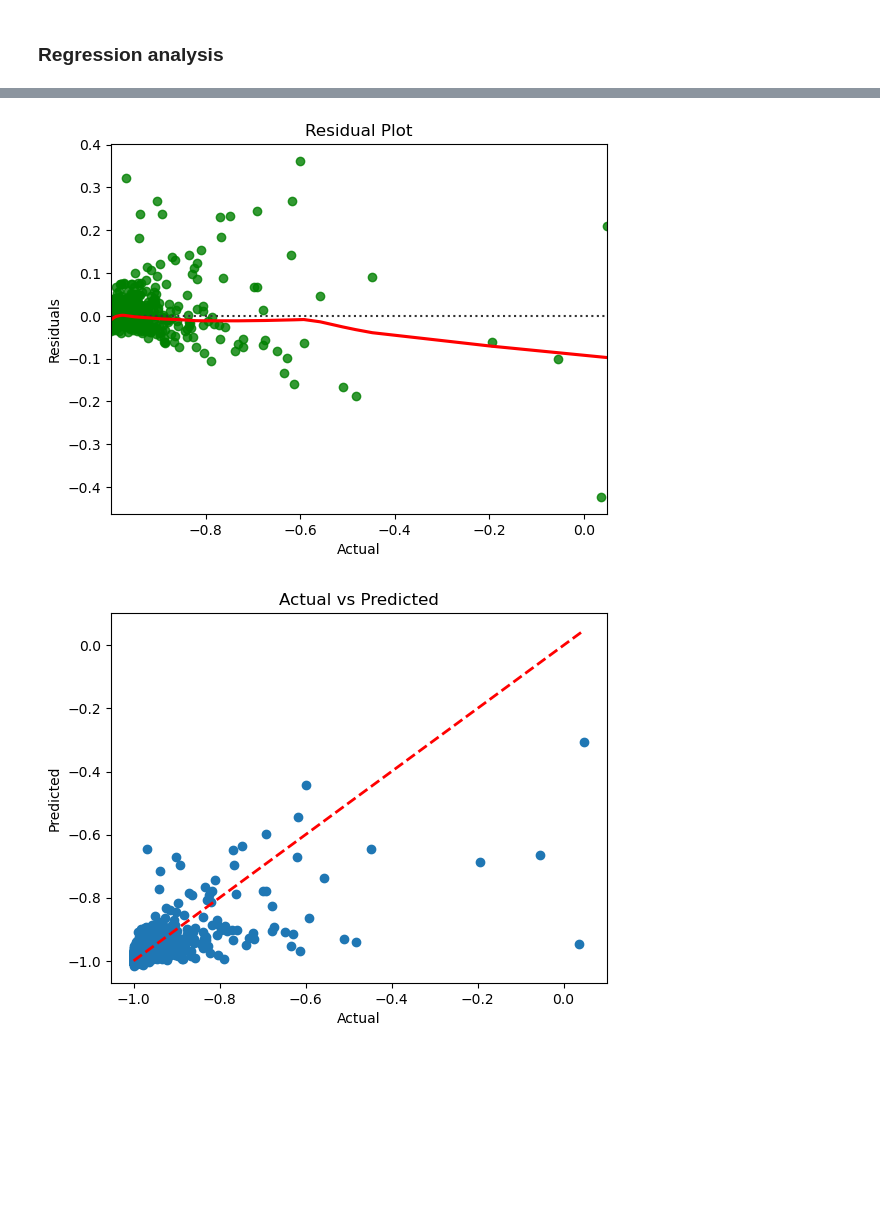
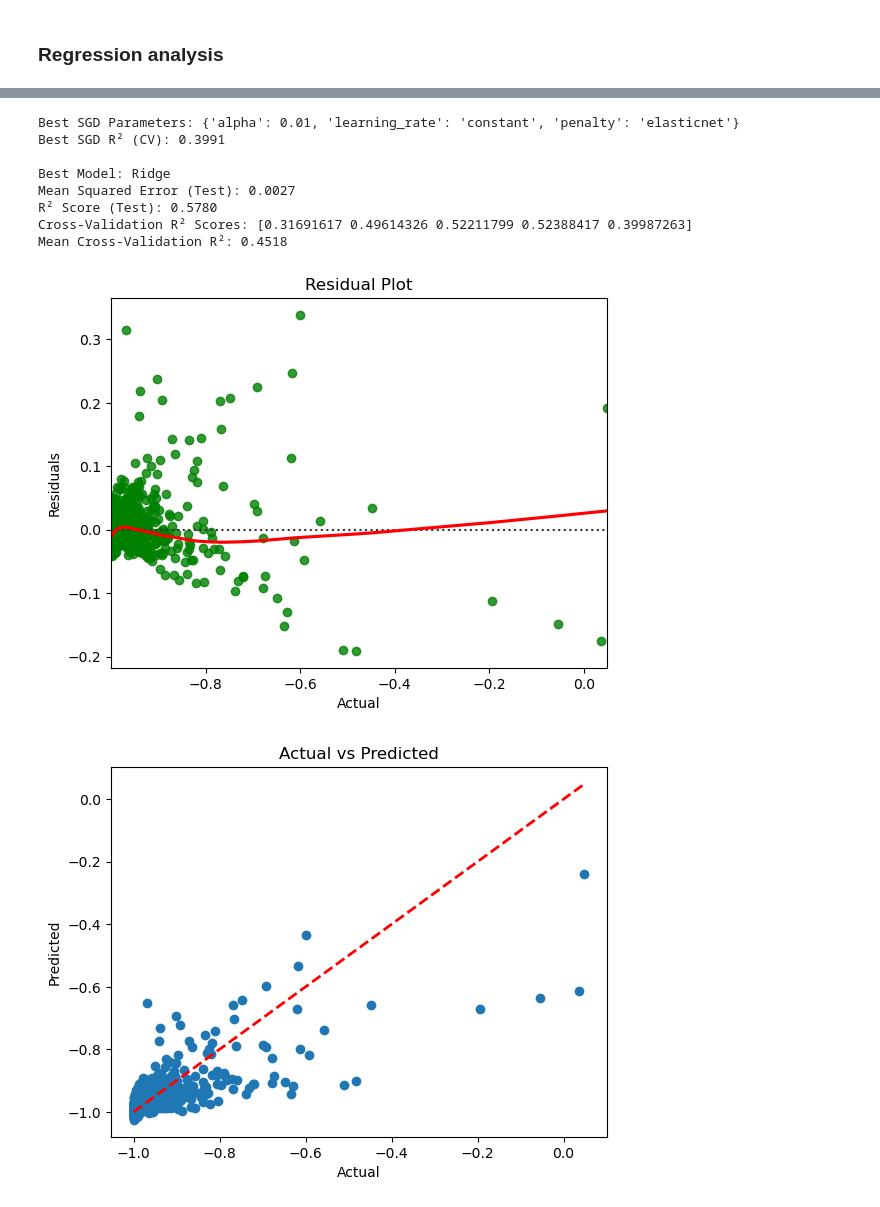
Before and after one commit to aash1999/Commercial-Buildings-Energy-Consumption-Survey, a Jupyter notebook: codes/EDAQ3_Aakash.ipynb, the cells around one changed output, grey strips where cells are left out. Saved outputs shown, nothing was run; the diff lists cells and outputs as text; code cells hidden in the pictures; blank space fills up the shorter version.

Commit message:
Hyper parameter tuning

```diff
--- a/codes/EDAQ3_Aakash.ipynb
+++ b/codes/EDAQ3_Aakash.ipynb
@@ -321,7 +372,7 @@ df[cat_cols] = df[cat_cols].apply(lambda col: col.fillna(col.mode()[0]))
 import pandas as pd
 
 # One-hot encode categorical columns
-df_data_prep = pd.get_dummies(df, columns=cat_cols, drop_first=True)  # drop_first=True avoids dummy variable trap
+df_data_prep = pd.get_dummies(df_imputed, columns=cat_cols, drop_first=True)  # drop_first=True avoids dummy variable trap
 
 # Convert all columns to integers
 df_data_prep = df_data_prep.astype(int)
@@ -457,8 +508,8 @@ R² Score: 0.4635
 # %%
 import pandas as pd
 import numpy as np
-from sklearn.model_selection import train_test_split, GridSearchCV
-from sklearn.linear_model import Ridge, Lasso, ElasticNet
+from sklearn.model_selection import train_test_split, GridSearchCV, cross_val_score
+from sklearn.linear_model import Ridge, Lasso, ElasticNet, SGDRegressor
 from sklearn.metrics import mean_squared_error, r2_score
 import matplotlib.pyplot as plt
 import seaborn as sns
@@ -476,7 +527,8 @@ print("Shape of X_test:", X_test.shape)
 models = {
     "Ridge": Ridge(),
     "Lasso": Lasso(),
-    "ElasticNet": ElasticNet()
+    "ElasticNet": ElasticNet(),
+    "SGD": SGDRegressor(max_iter=1000, tol=1e-3)  # Added SGD Regressor
 }
 
 param_grids = {
@@ -485,6 +537,11 @@ param_grids = {
     "ElasticNet": {
         "alpha": [0.01, 0.1, 1, 10, 100],
         "l1_ratio": [0.1, 0.5, 0.7, 1.0]
+    },
+    "SGD": {
+        "alpha": [0.01, 0.1, 1, 10, 100],  # Regularization strength
+        "penalty": ['l2', 'l1', 'elasticnet'],  # Regularization type
+        "learning_rate": ['constant', 'optimal', 'invscaling']  # Learning rate
     }
 }
 
@@ -516,6 +573,11 @@ r2 = r2_score(y_test, y_pred)
 print(f"Mean Squared Error (Test): {mse:.4f}")
 print(f"R² Score (Test): {r2:.4f}")
 
+# Perform Cross-validation for the best model
+cv_scores = cross_val_score(best_model, X_train, y_train, cv=5, scoring='r2')
+print(f"Cross-Validation R² Scores: {cv_scores}")
+print(f"Mean Cross-Validation R²: {cv_scores.mean():.4f}")
+
 # Residual plot
 sns.residplot(x=y_test, y=y_pred, lowess=True, color="g", line_kws={'color': 'red'})
 plt.title("Residual Plot")
@@ -549,5 +608,13 @@ R² Score (Test): 0.4615
+Best SGD Parameters: {'alpha': 0.01, 'learning_rate': 'constant', 'penalty': 'elasticnet'}
+Best SGD R² (CV): 0.3991
+
+Best Model: Ridge
+Mean Squared Error (Test): 0.0027
+R² Score (Test): 0.5780
+Cross-Validation R² Scores: [0.31691617 0.49614326 0.52211799 0.52388417 0.39987263]
+Mean Cross-Validation R²: 0.4518
-[figure, old version]
+[figure, new version]
-[figure, old version]
+[figure, new version]
 # %%
 # Assume `cont_cols` is a list of continuous columns in your dataset
 cont_cols_1 = cont_cols
```
Also changed, not shown: parts of 12 cells of this notebook, 1 other file.
